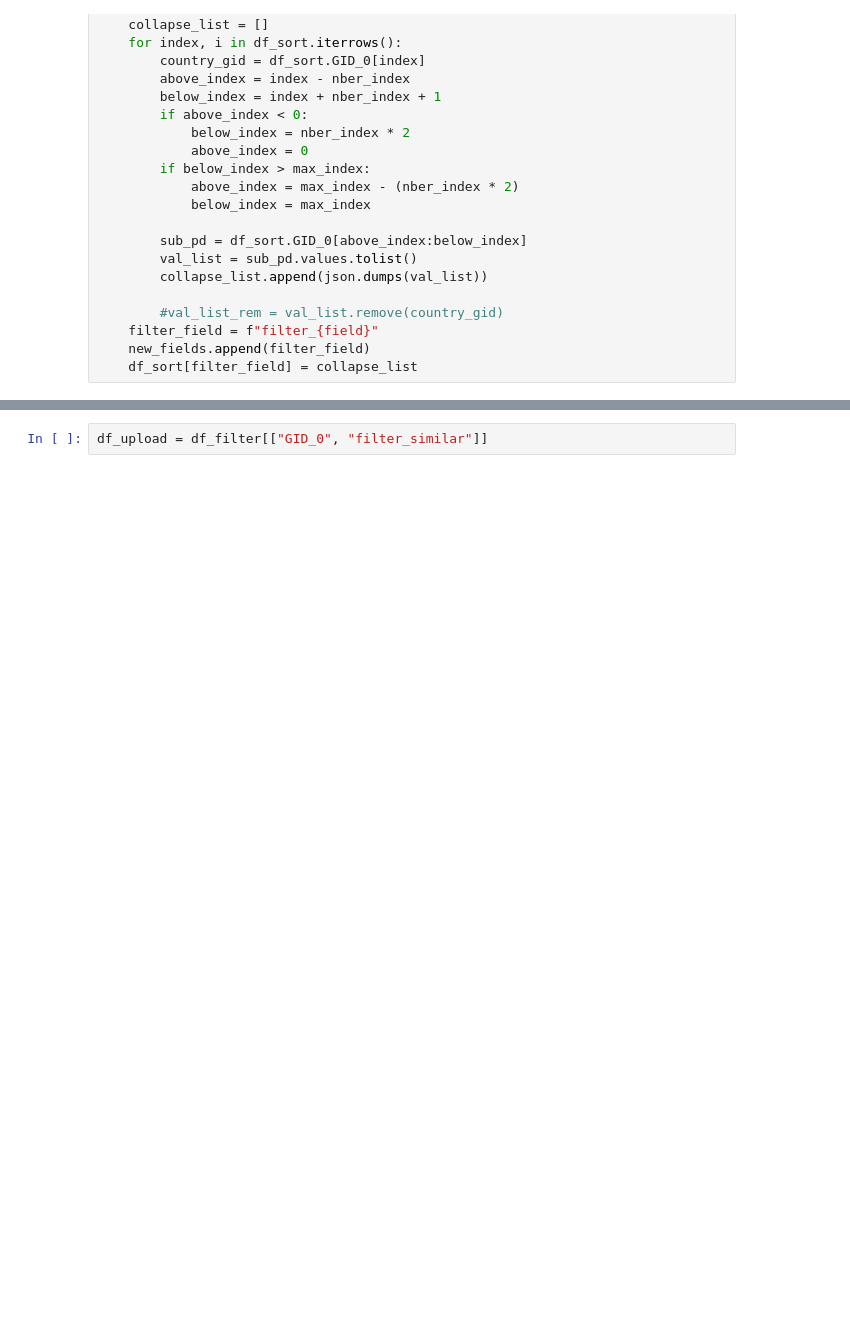
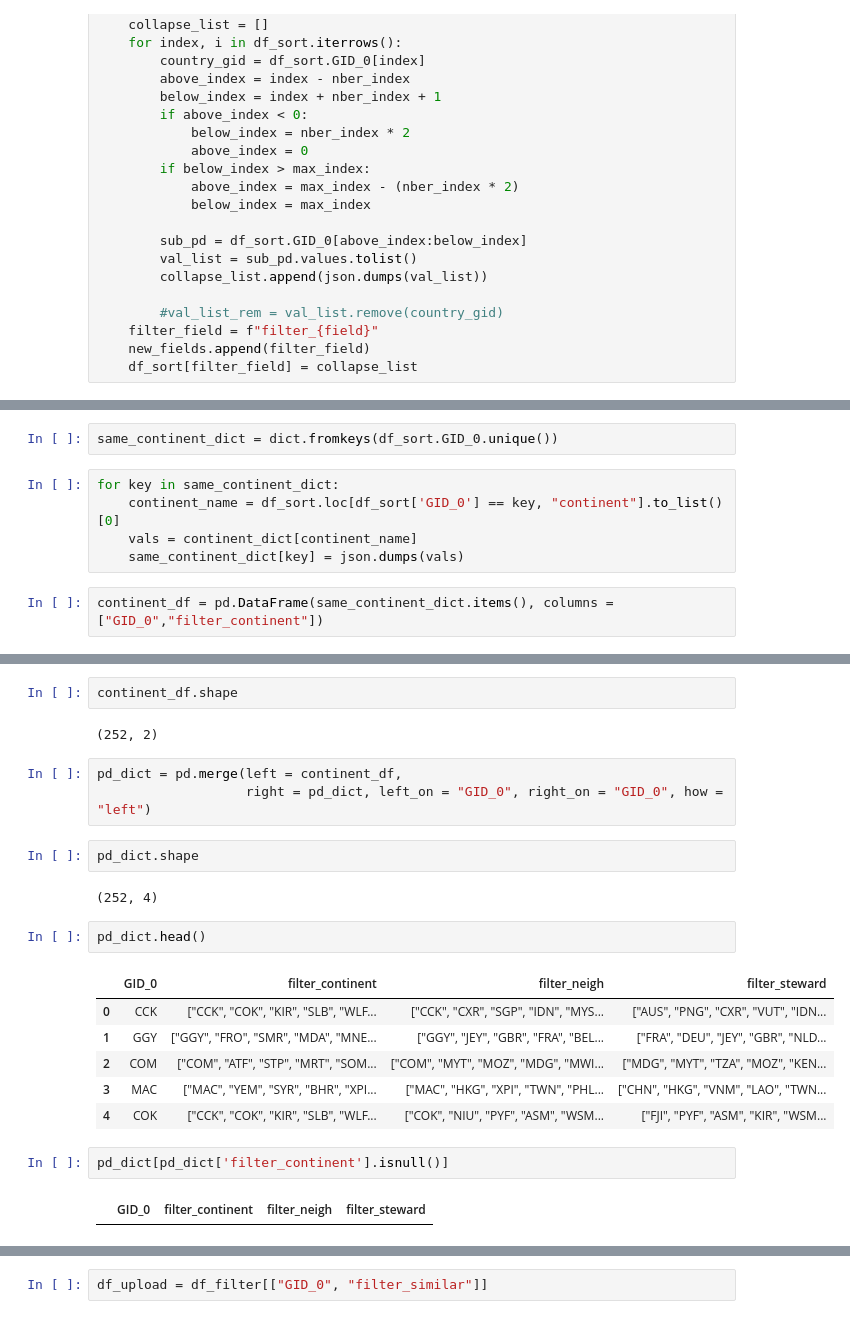
Before and after one commit to Vizzuality/he-scratchfolder, a Jupyter notebook: above_below_countries.ipynb, the cells around one changed output, grey strips where cells are left out. Cells and saved outputs as stored; diff of their text form; blank space fills up the shorter version.

```diff
--- a/above_below_countries.ipynb
+++ b/above_below_countries.ipynb
@@ -166,0 +303,9 @@ for field in filter_fields:
+# %%
+same_continent_dict = dict.fromkeys(df_sort.GID_0.unique())
+# %%
+for key in same_continent_dict:
+    continent_name = df_sort.loc[df_sort['GID_0'] == key, "continent"].to_list()[0]
+    vals = continent_dict[continent_name]
+    same_continent_dict[key] = json.dumps(vals)
+# %%
+continent_df = pd.DataFrame(same_continent_dict.items(), columns = ["GID_0","filter_continent"])
@@ -166,0 +321,24 @@ for field in filter_fields:
+# %%
+continent_df.shape
+# %% [output]
+(252, 2)
+# %%
+pd_dict = pd.merge(left = continent_df,
+                   right = pd_dict, left_on = "GID_0", right_on = "GID_0", how = "left")
+# %%
+pd_dict.shape
+# %% [output]
+(252, 4)
+# %%
+pd_dict.head()
+# %% [output]
+|  | GID_0 | filter_continent | filter_neigh | filter_steward |
+| 0 | CCK | ["CCK", "COK", "KIR", "SLB", "WLF... | ["CCK", "CXR", "SGP", "IDN", "MYS... | ["AUS", "PNG", "CXR", "VUT", "IDN... |
+| 1 | GGY | ["GGY", "FRO", "SMR", "MDA", "MNE... | ["GGY", "JEY", "GBR", "FRA", "BEL... | ["FRA", "DEU", "JEY", "GBR", "NLD... |
+| 2 | COM | ["COM", "ATF", "STP", "MRT", "SOM... | ["COM", "MYT", "MOZ", "MDG", "MWI... | ["MDG", "MYT", "TZA", "MOZ", "KEN... |
+| 3 | MAC | ["MAC", "YEM", "SYR", "BHR", "XPI... | ["MAC", "HKG", "XPI", "TWN", "PHL... | ["CHN", "HKG", "VNM", "LAO", "TWN... |
+| 4 | COK | ["CCK", "COK", "KIR", "SLB", "WLF... | ["COK", "NIU", "PYF", "ASM", "WSM... | ["FJI", "PYF", "ASM", "KIR", "WSM... |
+# %%
+pd_dict[pd_dict['filter_continent'].isnull()]
+# %% [output]
+|  | GID_0 | filter_continent | filter_neigh | filter_steward |
```
Also changed, not shown: parts of 88 cells of this notebook, 2 other files.
